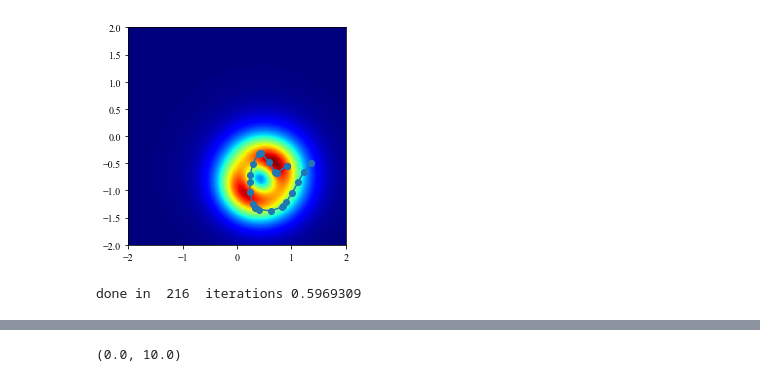
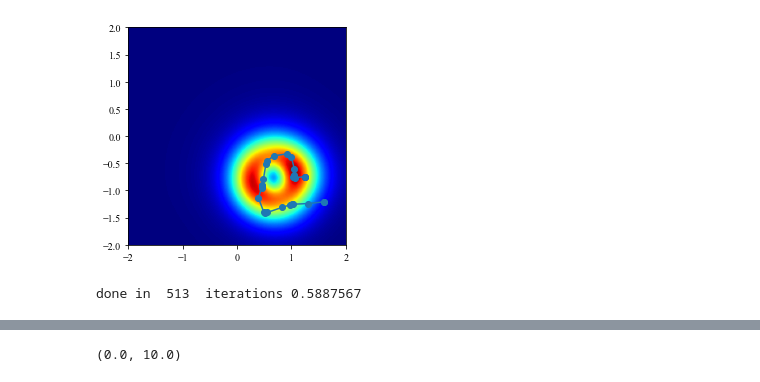
Before and after one commit to ialab-yale/time_optimal_ergodic_search, a Jupyter notebook: experiments/time_varying_search/receding_horizonDubinsCarTimeOpt.ipynb, the cells around one changed output, grey strips where cells are left out. Cells and saved outputs as stored; diff of their text form; code cells hidden in the pictures.

```diff
--- a/experiments/time_varying_search/receding_horizonDubinsCarTimeOpt.ipynb
+++ b/experiments/time_varying_search/receding_horizonDubinsCarTimeOpt.ipynb
@@ -48,8 +48,9 @@ class Logger:
         self.plans      = []
         self.time       = []
         self.dts        = []
+        self.upper_bnd  = []
 
-    def append(self, mean, std, inf, prob, sample_loc, plan, t_curr, dt):
+    def append(self, mean, std, inf, prob, sample_loc, plan, t_curr, dt, upp_bnd):
         self.means.append(mean)
         self.stds.append(std)
         self.infs.append(onp.array(inf))
@@ -58,6 +59,7 @@ class Logger:
         self.plans.append(plan)
         self.time.append(t_curr)
         self.dts.append(dt)
+        self.upper_bnd.append(upp_bnd)
 
     def to_numpy(self):
         self.means = onp.vstack(self.means)
@@ -188,7 +190,7 @@ planner = TimeOptErgodicPlanner(target_distribution, args)
 erg_up_log = []
 # %%
 _distractor_p = np.array([0.,0.])
-_true_p = np.array([.5, -0.75])
+_true_p = np.array([.75, -.75])
 _robot_state = np.array(args['x0'])
 dt_list = []
 
@@ -216,7 +218,8 @@ while planner._ck_dynamics._t_curr < t_max:
                   _robot_state[:2].copy(),
                   sol['x'].copy(),
                   np.copy(planner._ck_dynamics._t_curr),
-                  _dt)
+                  _dt,
+                  args['erg_ub'])
 
     t_lap = t_lap + _dt
     dt_list.append(_dt)
@@ -225,35 +228,35 @@ while planner._ck_dynamics._t_curr < t_max:
     args.update({
         'x0': _robot_state,
         'ck_state' : planner._ck_dynamics._ck_state,
         't_curr' : planner._ck_dynamics._t_curr
     })
     _y = meas_model(_true_p, _robot_state[:2]) + onp.random.normal(0., 0.1)
     # _y_distract = meas_model(_robot_state[:2], _distractor_p) + onp.random.uniform(0., 0.1)
     target_distribution.update_prior(_robot_state[:2], _y)
     # target_distribution.update_prior(_robot_state[:2], _y_distract)
     _fish_evals = target_distribution.update_eid()
     args.update({
         'phik' : get_phik(_fish_evals, planner.basis)
     })
     args.update({'erg_ub' : _percent_max*(
         planner.erg_metric(unif_phik, args['phik']) + planner.erg_metric(0*unif_phik, args['phik'])
         )})
     t_lap = 0
     erg_up_log.append(args['erg_ub'])
 
     planner.time_shift_plan()
     if np.linalg.det(var) < 1e-2:
         break
     clear_output(wait=True)
     target_distribution.plot_eid()
     # target_distribution.plot_prior()
     # planner._ck_dynamics.plot_ck()
     plt.plot(sol['x'][0,0], sol['x'][0,1], 'bo')
     plt.plot(sol['x'][:,0], sol['x'][:,1], '-o')
     plt.show()
 # %% [output]
-[figure, old version]
+[figure, new version]
-done in  216  iterations 0.5969309
+done in  513  iterations 0.5887567
 # %%
 logger.to_numpy()
 # %%
```
Also changed, not shown: parts of 1 cell of this notebook, 2 other files.
